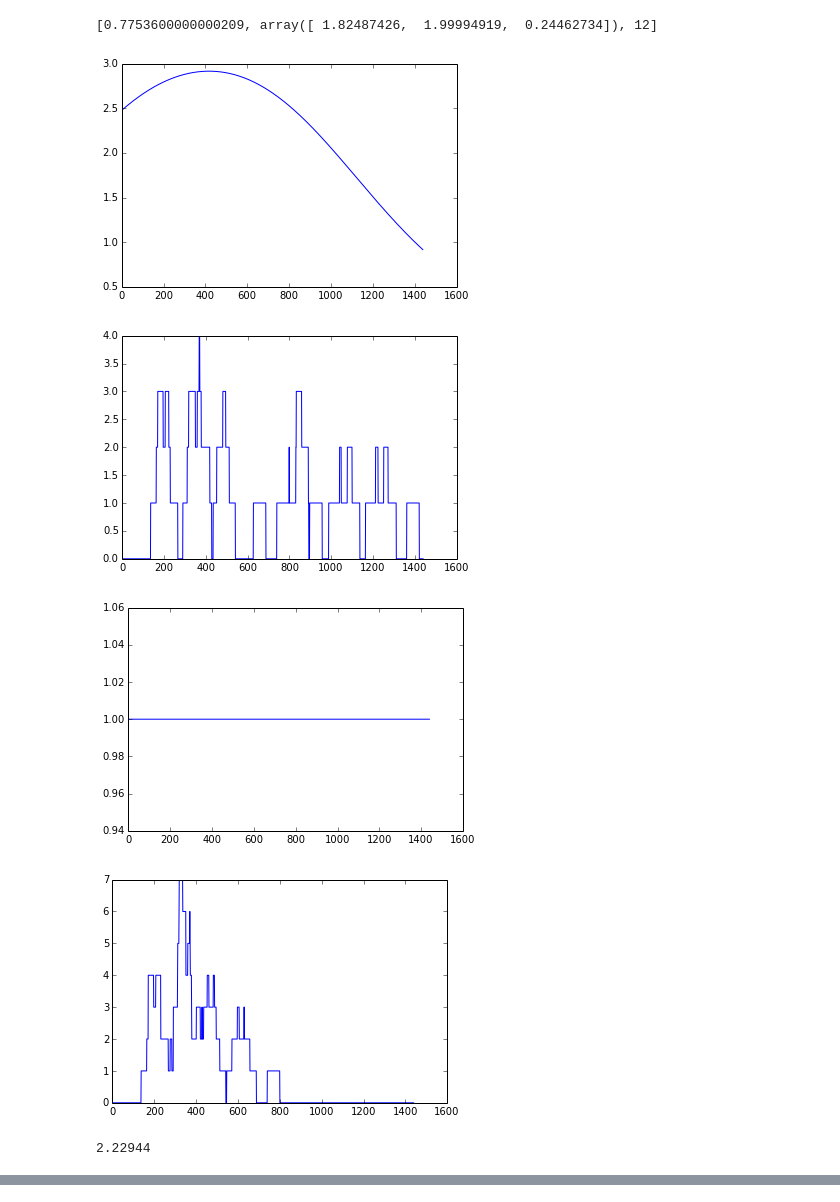
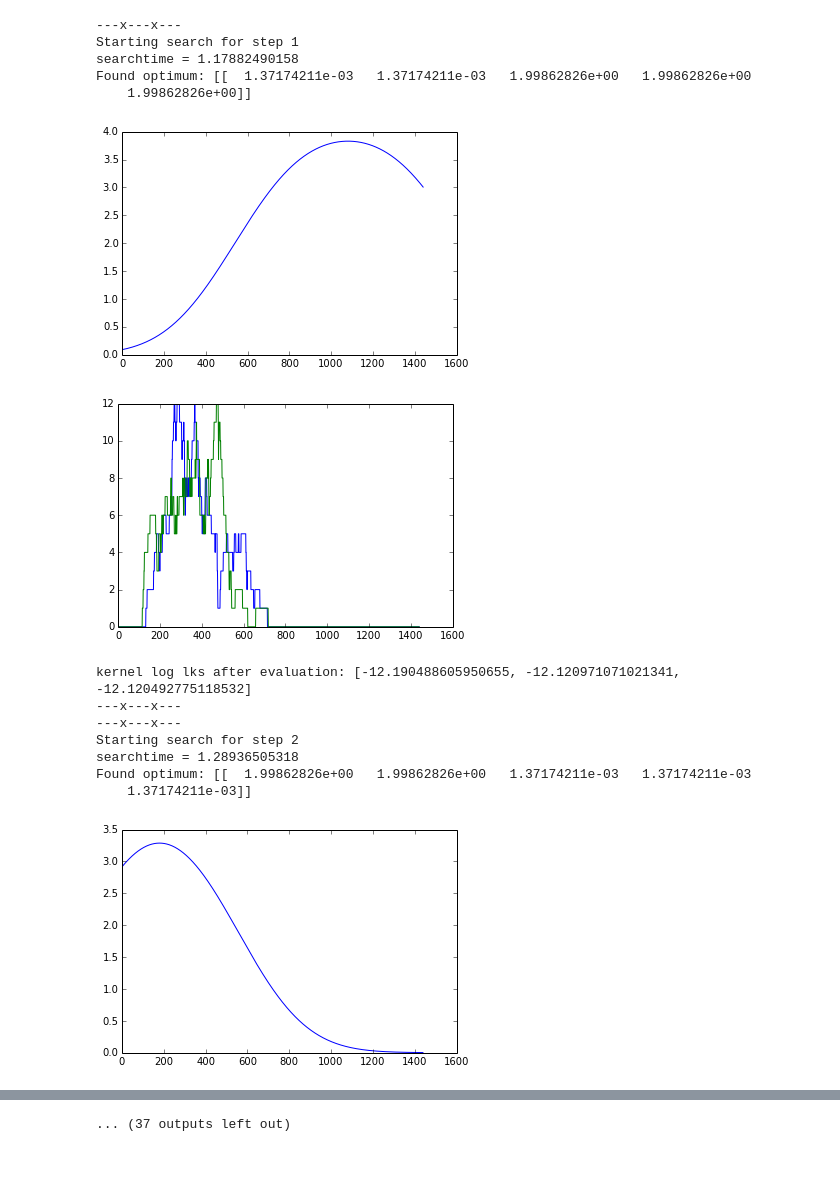
Before and after one commit to markm541374/tariffset, a Jupyter notebook: GPGO.ipynb, the cells around one changed output, grey strips where cells are left out. Drawn from its saved outputs; the diff is of its cells as text; code cells hidden in the pictures; blank space fills up the shorter version.

```diff
--- a/GPGO.ipynb
+++ b/GPGO.ipynb
@@ -224,6 +290,0 @@ noise_variance
-# %%
-for i in range(200):
-    j=False
-    k=False
-    print "begin step number: "+str(i)
-    s.makestep(graphs=j,allGraphs=k)
@@ -304,11 +291,27 @@ search time(s): 6.35892009735
-# %%
-print s.best
-optfunction(s.best[1])
-print o.flat_ref()
-# %% [output]
-[0.7753600000000209, array([ 1.82487426,  1.99994919,  0.24462734]), 12]
-[figure, removed]
-[figure, removed]
-[figure, removed]
-[figure, removed]
-2.22944
+# %%
+for i in range(16):
+    print "---x---x---\nStarting search for step "+str(a.nsam)
+    t0=time.time()
+    n=a.findnext()[0]
+    t1=time.time()
+    print "searchtime = "+str(t1-t0)
+    print "Found optimum: " + str(n)
+    a.evaluate(n)
+    print "kernel log lks after evaluation: "+str(a.llks)
+    print "---x---x---"
+# %% [output]
+---x---x---
+Starting search for step 1
+searchtime = 1.17882490158
+Found optimum: [[  1.37174211e-03   1.37174211e-03   1.99862826e+00   1.99862826e+00
+    1.99862826e+00]]
+[figure, added]
+[figure, added]
+kernel log lks after evaluation: [-12.190488605950655, -12.120971071021341, -12.120492775118532]
+---x---x---
+---x---x---
+Starting search for step 2
+searchtime = 1.28936505318
+Found optimum: [[  1.99862826e+00   1.99862826e+00   1.37174211e-03   1.37174211e-03
+    1.37174211e-03]]
+[figure, added]
@@ -314,0 +337 @@ print o.flat_ref()
+... (37 outputs left out)
```
Also changed, not shown: parts of 10 cells of this notebook, 2 other files.
